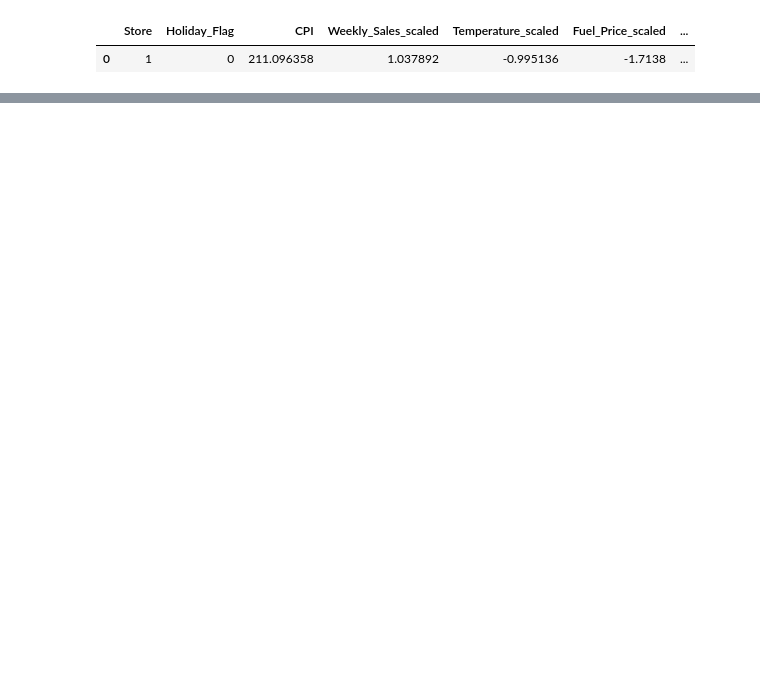
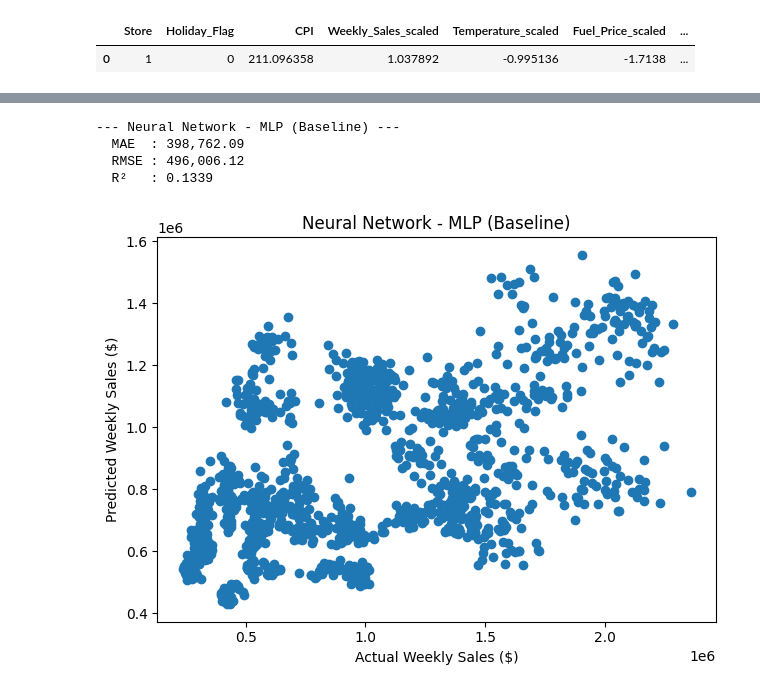
Before and after one commit to BenRyan-8/MarketingAnalytics_CA, a Jupyter notebook: marketinganalyticsCA.ipynb, the cells around one changed output, grey strips where cells are left out. Saved outputs shown, nothing was run; the diff lists cells and outputs as text; code cells hidden in the pictures; blank space fills up the shorter version.

```diff
--- a/marketinganalyticsCA.ipynb
+++ b/marketinganalyticsCA.ipynb
@@ -240,0 +318,20 @@ df_scaled= pd.concat([df_scaled.drop(['Store', 'Year'], axis=1), encoded_df], ax
+# %%
+from sklearn.neural_network import MLPRegressor
+
+nn_model = MLPRegressor(
+    hidden_layer_sizes=(64, 32),  # 2-layer baseline architecture
+    activation='relu',
+    max_iter=500,
+    random_state=42
+)
+nn_model.fit(X_scaled_train, y_scaled_train)
+y_pred_nn = inverse_transform(nn_model.predict(X_scaled_test))
+
+evaluate_metrics("Neural Network - MLP (Baseline)", y_test_dollars, y_pred_nn)
+plot_predictions("Neural Network - MLP (Baseline)", y_test_dollars, y_pred_nn)
+# %% [output]
+--- Neural Network - MLP (Baseline) ---
+  MAE  : 398,762.09
+  RMSE : 496,006.12
+  R²   : 0.1339
+[figure, added]
```
Also changed, not shown: parts of 15 cells of this notebook.
